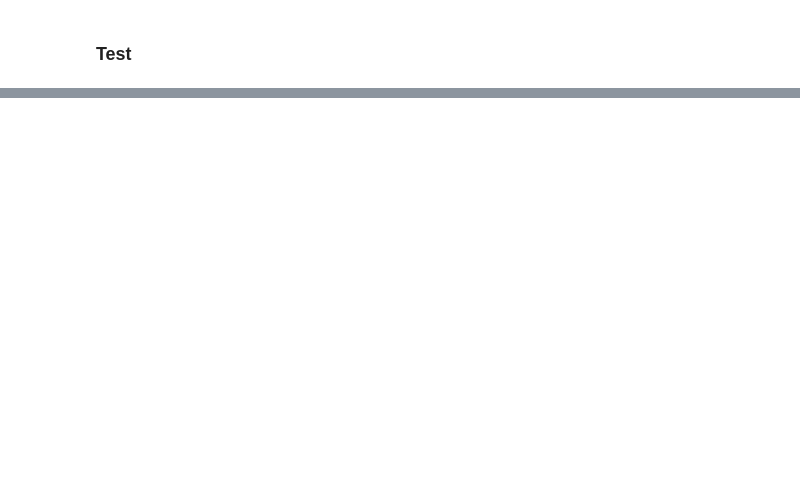
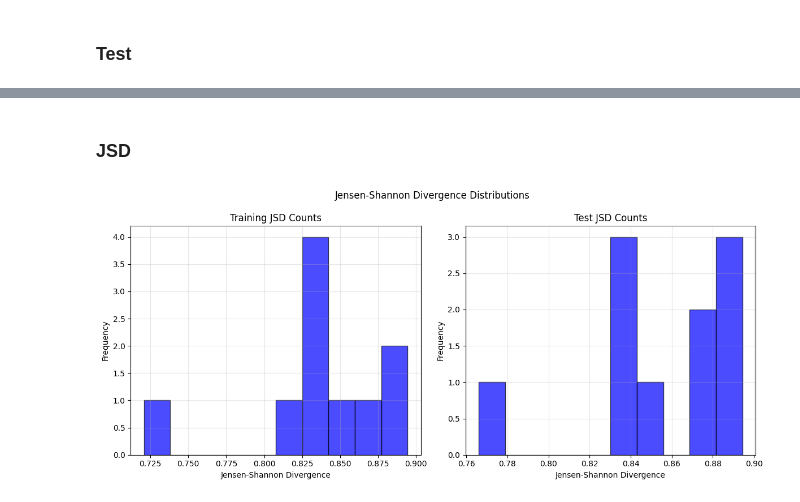
Before and after one commit to 4rn3/Thesis, a Jupyter notebook: src/main_C_Unet.ipynb, the cells around one changed output, grey strips where cells are left out. Cells and saved outputs as stored; diff of their text form; code cells hidden in the pictures; blank space fills up the shorter version.

```diff
--- a/src/main_C_Unet.ipynb
+++ b/src/main_C_Unet.ipynb
@@ -324,3 +284,9 @@ plt.show()
+# %% [markdown]
+### JSD
+# %%
+plot_jsd(ts_train, ts_test, ts_sample, log_file_name, cond=True)
+# %% [output]
+[figure, added]
 # %%
 log_dir = "./logging/logs"
 log_file_path = os.path.join(log_dir, log_file_name + ".txt")
```
Also changed, not shown: parts of 24 cells of this notebook.
